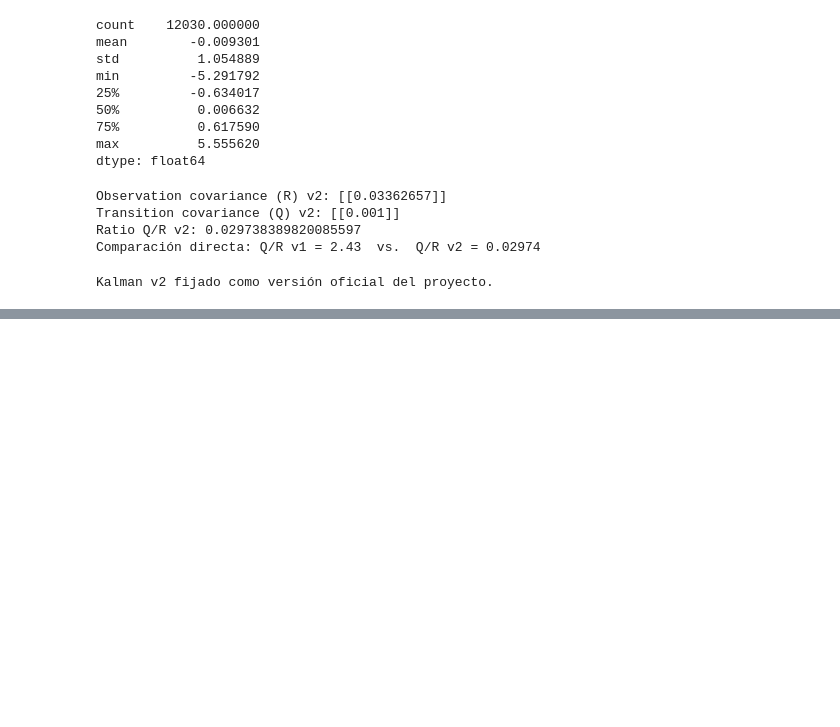
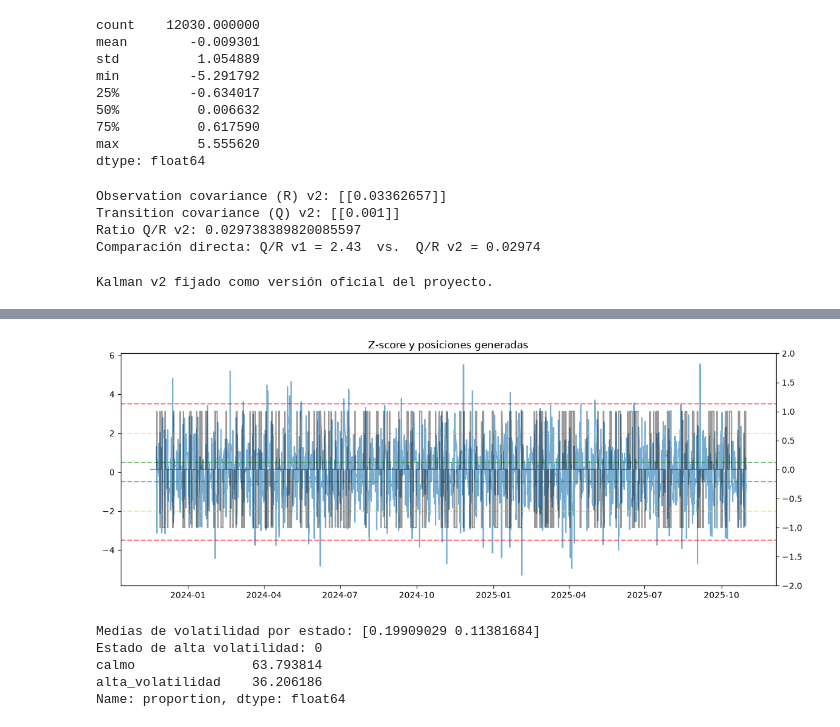
Before and after one commit to SamuOropeza/Investigacion_PCNM, a Jupyter notebook: main.ipynb, the cells around one changed output, grey strips where cells are left out. Saved outputs shown, nothing was run; the diff lists cells and outputs as text; code cells hidden in the pictures; blank space fills up the shorter version.

```diff
--- a/main.ipynb
+++ b/main.ipynb
@@ -466,0 +473,29 @@ Kalman v2 fijado como versión oficial del proyecto.
+# %%
+def generate_positions(z_score: pd.Series, entry: float = 2.0, exit: float = 0.5, stop_loss: float = 3.5) -> pd.Series:
+    """
+    Genera la serie de posiciones (-1, 0, 1) a partir del Z-score.
+    position = 1  -> long el spread (se entró cuando z <= -entry, se espera que suba)
+    position = -1 -> short el spread (se entró cuando z >= entry, se espera que baje)
+    Es un proceso con estado (depende de la posición anterior), por eso el loop explícito.
+    """
+    position = 0
+    positions = []
+    for z in z_score:
+        if position == 0:
+            if z >= entry:
+                position = -1
+            elif z <= -entry:
+                position = 1
+        elif position == 1:
+            if z >= -exit or z <= -stop_loss:
+                position = 0
+        elif position == -1:
+            if z <= exit or z >= stop_loss:
+                position = 0
+        positions.append(position)
+    return pd.Series(positions, index=z_score.index, name='position')
+
+positions_train_raw = generate_positions(z_score_train)
+
+print(positions_train_raw.value_counts())
+print(f"\nNúmero de operaciones (cambios de posición desde 0): {(positions_train_raw.diff().abs() > 0).sum()}")
@@ -466,0 +510,44 @@ Kalman v2 fijado como versión oficial del proyecto.
+# %%
+fig, ax1 = plt.subplots(figsize=(14, 5))
+ax1.plot(z_score_train.index, z_score_train.values, alpha=0.6, label='Z-score')
+ax1.axhline(2, color='gold', linestyle='--', alpha=0.5)
+ax1.axhline(-2, color='gold', linestyle='--', alpha=0.5)
+ax1.axhline(3.5, color='red', linestyle='--', alpha=0.5)
+ax1.axhline(-3.5, color='red', linestyle='--', alpha=0.5)
+ax1.axhline(0.5, color='green', linestyle='--', alpha=0.5)
+ax1.axhline(-0.5, color='green', linestyle='--', alpha=0.5)
+
+ax2 = ax1.twinx()
+ax2.plot(positions_train_raw.index, positions_train_raw.values, color='black', alpha=0.4, label='Posición')
+ax2.set_ylim(-2, 2)
+
+ax1.set_title("Z-score y posiciones generadas")
+plt.show()
+# %% [output]
+[figure, added]
+# %%
+# Volatilidad realizada del spread como feature para detectar régimen
+spread_returns_train = spread_train.diff().dropna()
+realized_vol_train = spread_returns_train.rolling(24).std().dropna()  # ventana de 24h
+
+X_train_hmm = realized_vol_train.values.reshape(-1, 1)
+
+hmm_model = GaussianHMM(n_components=2, covariance_type='diag', n_iter=1000, random_state=42)
+hmm_model.fit(X_train_hmm)
+
+regimes_train = pd.Series(hmm_model.predict(X_train_hmm), index=realized_vol_train.index)
+
+# Identificar cuál de los 2 estados es "alta volatilidad" comparando las medias aprendidas
+means = hmm_model.means_.flatten()
+high_vol_state = int(np.argmax(means))
+print(f"Medias de volatilidad por estado: {means}")
+print(f"Estado de alta volatilidad: {high_vol_state}")
+
+regime_label_train = regimes_train.map({high_vol_state: 'alta_volatilidad', 1 - high_vol_state: 'calmo'})
+print(regime_label_train.value_counts(normalize=True) * 100)
+# %% [output]
+Medias de volatilidad por estado: [0.19909029 0.11381684]
+Estado de alta volatilidad: 0
+calmo               63.793814
+alta_volatilidad    36.206186
+Name: proportion, dtype: float64
```
Also changed, not shown: parts of 15 cells of this notebook.
